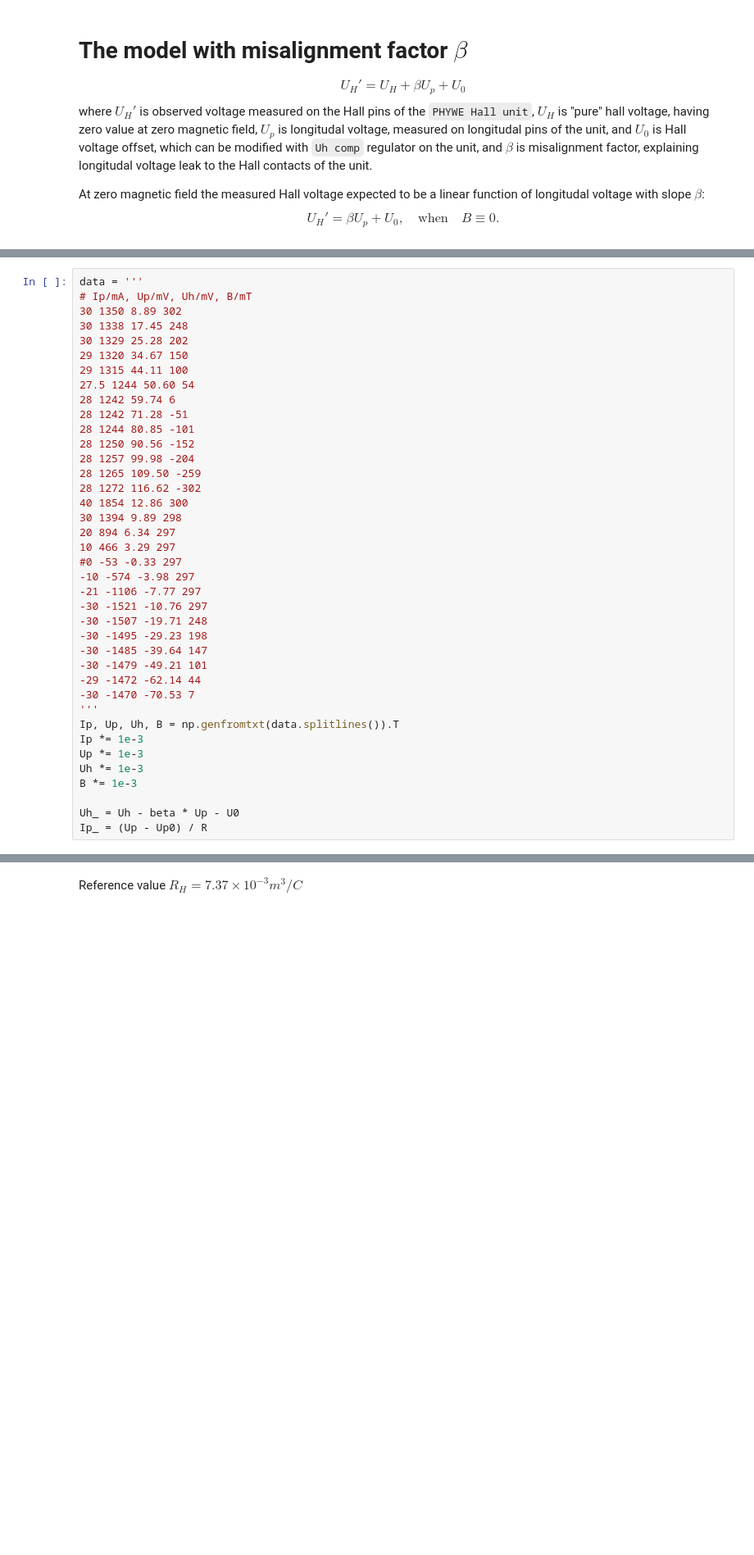
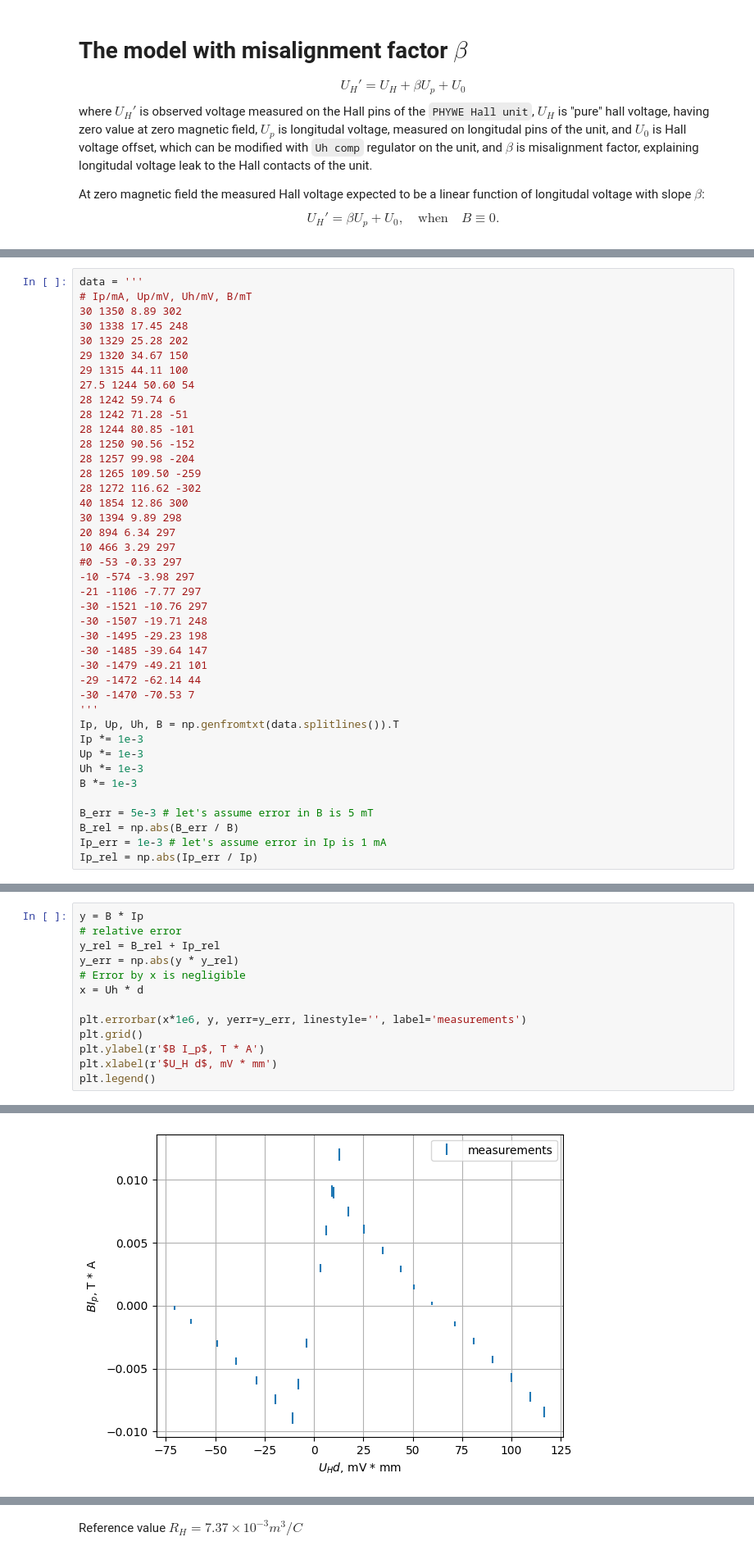
Before and after one commit to evgeny-kolonsky/Lab4, a Jupyter notebook: Hall/Hall_zeroB_measurements.ipynb, the cells around one changed output, grey strips where cells are left out. Shown at 82% size. Drawn from its saved outputs; the diff is of its cells as text; blank space fills up the shorter version.

Commit message:
v.0.1.2 + weighted average error estimation

```diff
--- a/Hall/Hall_zeroB_measurements.ipynb
+++ b/Hall/Hall_zeroB_measurements.ipynb
@@ -152,6 +181,8 @@ Up *= 1e-3
 Uh *= 1e-3
 B *= 1e-3
 
-Uh_ = Uh - beta * Up - U0
-Ip_ = (Up - Up0) / R
+B_err = 5e-3 # let's assume error in B is 5 mT
+B_rel = np.abs(B_err / B)
+Ip_err = 1e-3 # let's assume error in Ip is 1 mA
+Ip_rel = np.abs(Ip_err / Ip)
 # %% [markdown]
@@ -163,0 +190,14 @@ RH 0.027 +/- 0.094 m3/C
+# %%
+y = B * Ip
+# relative error
+y_rel = B_rel + Ip_rel
+y_err = np.abs(y * y_rel)
+# Error by x is negligible
+x = Uh * d
+
+plt.errorbar(x*1e6, y, yerr=y_err, linestyle='', label='measurements')
+plt.grid()
+plt.ylabel(r'$B I_p$, T * A')
+plt.xlabel(r'$U_H d$, mV * mm')
+plt.legend()
+# %% [output]
@@ -163,0 +205 @@ RH 0.027 +/- 0.094 m3/C
+[figure, added]
```
Also changed, not shown: parts of 19 cells of this notebook.
